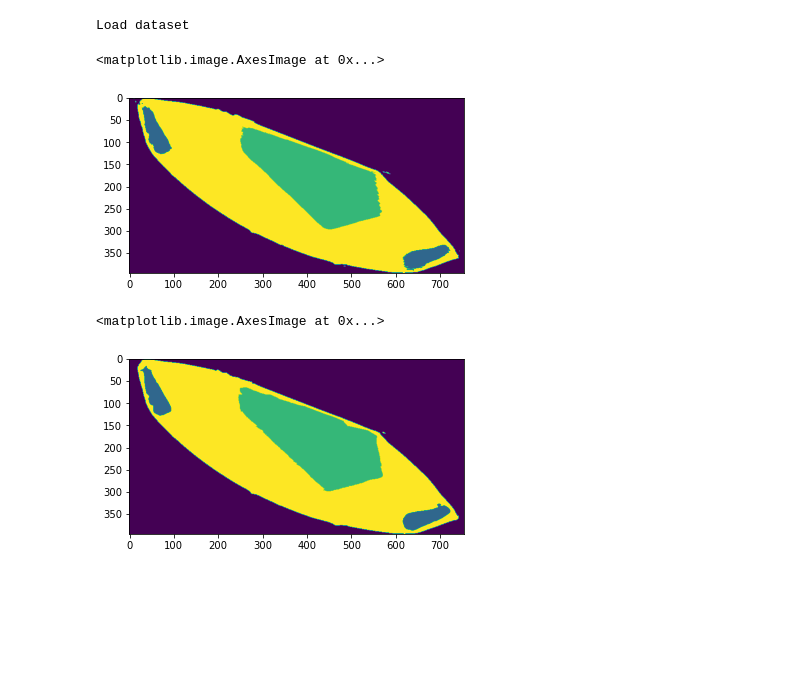
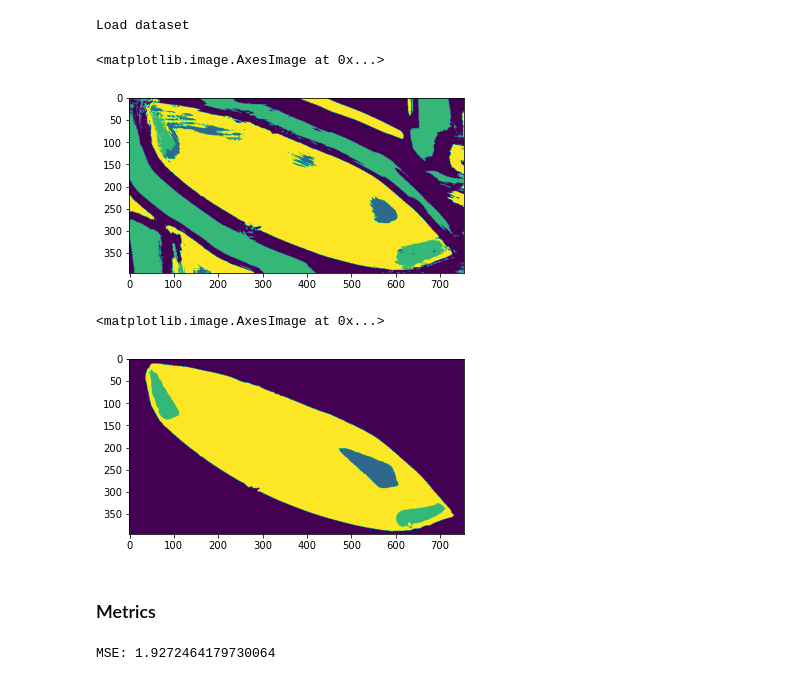
Before and after one commit to IararIV/crystal_segmentation, a Jupyter notebook: MSD_Net_segm.ipynb, the cells around one changed output. Saved outputs shown, nothing was run; the diff lists cells and outputs as text; code cells hidden in the pictures; blank space fills up the shorter version.

```diff
--- a/MSD_Net_segm.ipynb
+++ b/MSD_Net_segm.ipynb
@@ -30,15 +30,15 @@ c_out = 1
 ###############################################################################
 
 # The glob pattern for the training set input data. For instance: "~/train/input*.tif".
-train_input_glob = "/dls/science/users/lqg38422/DATA/13284/recon/*.tif" #glob.glob("/dls/science/users/lqg38422/DATA/*/recon/*")
+train_input_glob = "/dls/tmp/lqg38422/TRAIN/recon/*.tif" #glob.glob("/dls/science/users/lqg38422/DATA/*/recon/*")
 # The glob pattern for the training set target data. For instance: "~/train/target/img*.png"
-train_target_glob = "/dls/science/users/lqg38422/DATA/13284/gt/*.tif" #glob.glob("/dls/science/users/lqg38422/DATA/*/gt/*")
+train_target_glob = "/dls/tmp/lqg38422/TRAIN/gt/*.tif" #glob.glob("/dls/science/users/lqg38422/DATA/*/gt/*")
 # The glob pattern for the validation set input data. Can be left
 # empty if there is no validation data.
-val_input_glob = "/dls/science/users/lqg38422/DATA/13076/recon/*.tif"
+val_input_glob = "/dls/tmp/lqg38422/VALIDATION/recon/*.tif"
 # The glob pattern for the validation set input data. Can be left
 # empty if there is no validation data.
-val_target_glob = "/dls/science/users/lqg38422/DATA/13076/gt/*.tif"
+val_target_glob = "/dls/tmp/lqg38422/VALIDATION/gt/*.tif"
 
 # If you are doing segmentation, set the values of the label you are
 # expecting in the target dataset. You can either set this value to an
@@ -52,11 +52,11 @@ labels = [0, 1, 2, 3]
 ###############################################################################
 
 # The number of epochs to train for
-epochs = 100
+epochs = 500
 # Which task to perform. Can be "regression" or "segmentation"
 task = "segmentation"
 # The mini-batch size used in training.
-batch_size = 3
+batch_size = 64
 # %%
 ###############################################################################
 #                                 Loading data                                #
@@ -98,6 +98,9 @@ Load training dataset
 Load validation set
 Create segmentation network model
 # %%
+import time
+
+tic = time.time()
 # The network works best if the input data has mean zero and has a
 # standard deviation of 1. To achieve this, we get a rough estimate of
 # correction parameters from the training data. These parameters are
@@ -126,9 +129,12 @@ for epoch in range(epochs):
         print(f"{epoch:05} Validation error: {validation_error: 0.6f}")
         validation_plot.append(validation_error)
     # Save network if worthwile
-    #if validation_error < best_validation_error or val_dl is None:
-    #    best_validation_error = validation_error
-    #    model.save(f"msd_network_epoch_{epoch}.torch", epoch)
+    if validation_error < best_validation_error or val_dl is None:
+        best_validation_error = validation_error
+        model.save(f"./weights/msd_network_epoch_{epoch}_loss_{validation_error}.torch", epoch)
+
+tac = time.time() - tic
+print("Time:", tac)
 # %% [output]
 Start estimating normalization parameters
 Done estimating normalization parameters
@@ -173,7 +189,7 @@ Create segmentation network model
 # %%
 # 2) Load new data.
 # The glob pattern for new input data.
-new_data_input_glob = "/dls/science/users/lqg38422/DATA/13270/recon/*.tif"
+new_data_input_glob = "/dls/science/users/lqg38422/DATA/13284/recon/*.tif"
 
 print("Load dataset")
 # Since usually no target data is available for new images, just put
@@ -215,5 +242,5 @@ segmentation = np.stack(segmentation)
 # %%
-plt.imshow(segmentation[430])
+plt.imshow(segmentation[350])
 # %% [output]
 <matplotlib.image.AxesImage at 0x...>
-[figure, old version]
+[figure, new version]
@@ -225,5 +247,7 @@ im = np.array(Image.open("/dls/science/users/lqg38422/DATA/13284/gt/segment_1328
 # %%
-plt.imshow(im)
+plt.imshow(test_gt[350])
 # %% [output]
 <matplotlib.image.AxesImage at 0x...>
-[figure, old version]
+[figure, new version]
+# %% [markdown]
+### Metrics
@@ -229,0 +265,5 @@ plt.imshow(im)
+# %%
+val = AMSE(segmentation, test_gt)
+print("MSE:", val)
+# %% [output]
+MSE: 1.9272464179730064
```
Also changed, not shown: parts of 8 cells of this notebook, 1 other file.
